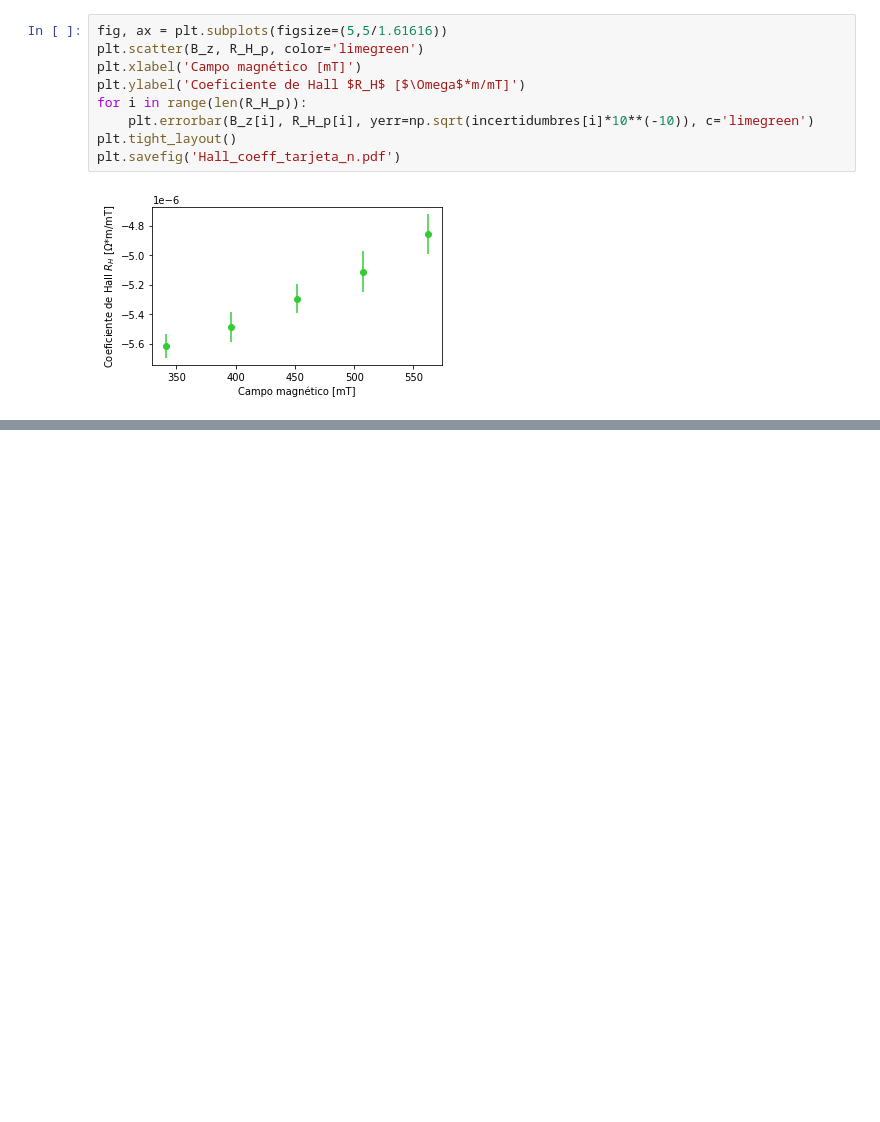
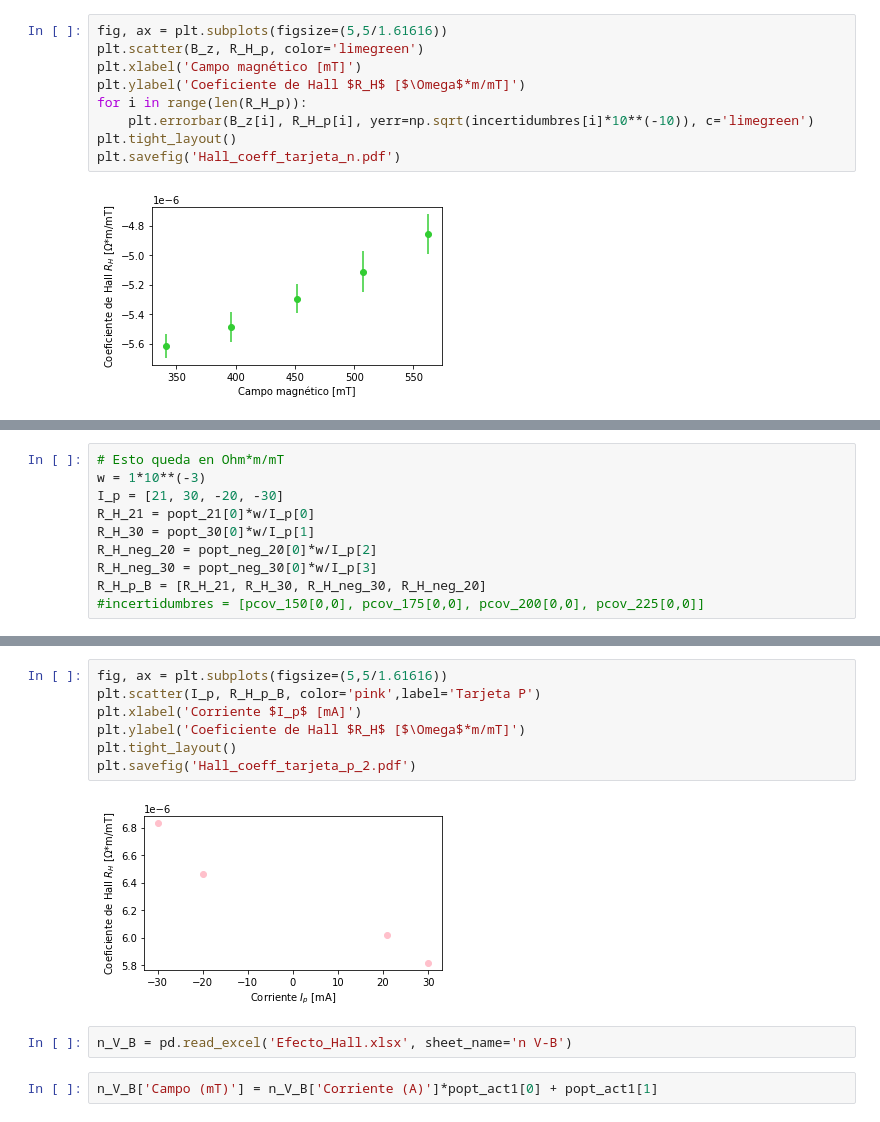
Before and after one commit to sofiaalvarezlopez/Laboratorio-Intermedio, a Jupyter notebook: Efecto Hall/Efecto Hall.ipynb, the cells around one changed output, grey strips where cells are left out. Saved outputs shown, nothing was run; the diff lists cells and outputs as text; blank space fills up the shorter version.

```diff
--- a/Efecto Hall/Efecto Hall.ipynb
+++ b/Efecto Hall/Efecto Hall.ipynb
@@ -192,0 +238,10 @@ plt.savefig('Hall_coeff_tarjeta_n.pdf')
+# %%
+# Esto queda en Ohm*m/mT
+w = 1*10**(-3)
+I_p = [21, 30, -20, -30]
+R_H_21 = popt_21[0]*w/I_p[0]
+R_H_30 = popt_30[0]*w/I_p[1]
+R_H_neg_20 = popt_neg_20[0]*w/I_p[2]
+R_H_neg_30 = popt_neg_30[0]*w/I_p[3]
+R_H_p_B = [R_H_21, R_H_30, R_H_neg_30, R_H_neg_20]
+#incertidumbres = [pcov_150[0,0], pcov_175[0,0], pcov_200[0,0], pcov_225[0,0]]
@@ -192,0 +252,13 @@ plt.savefig('Hall_coeff_tarjeta_n.pdf')
+# %%
+fig, ax = plt.subplots(figsize=(5,5/1.61616))
+plt.scatter(I_p, R_H_p_B, color='pink',label='Tarjeta P')
+plt.xlabel('Corriente $I_p$ [mA]')
+plt.ylabel('Coeficiente de Hall $R_H$ [$\Omega$*m/mT]')
+plt.tight_layout()
+plt.savefig('Hall_coeff_tarjeta_p_2.pdf')
+# %% [output]
+[figure, added]
+# %%
+n_V_B = pd.read_excel('Efecto_Hall.xlsx', sheet_name='n V-B')
+# %%
+n_V_B['Campo (mT)'] = n_V_B['Corriente (A)']*popt_act1[0] + popt_act1[1]
```
Also changed, not shown: parts of 20 cells of this notebook, 10 other files.
